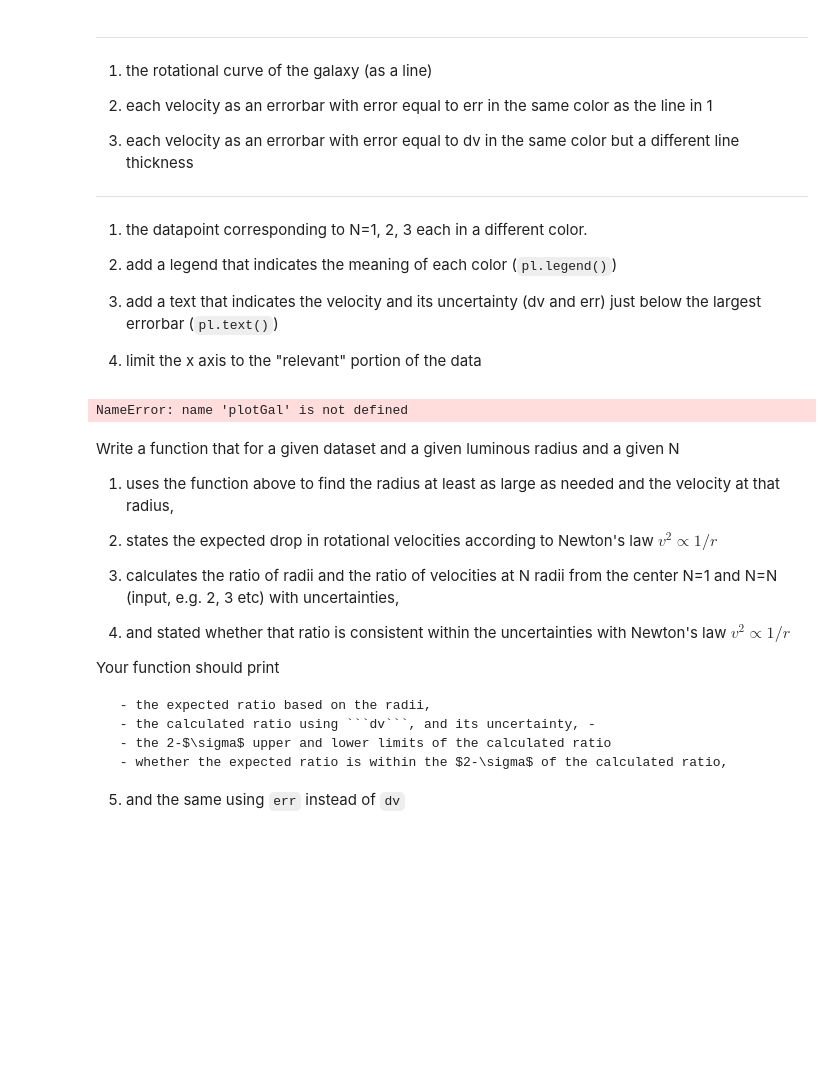
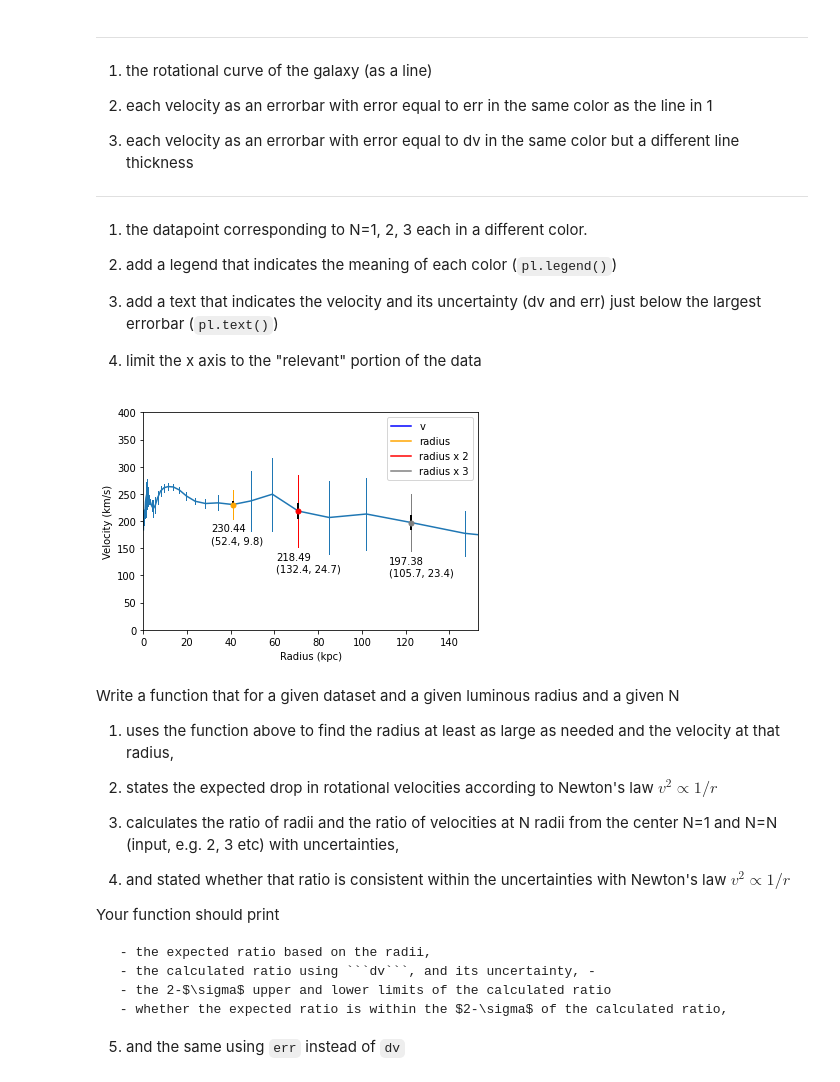
Before and after one commit to gregoryfdel/DSPS_GFoote, a Jupyter notebook: HW4/Galrotation.ipynb, the cells around one changed output. Drawn from its saved outputs; the diff is of its cells as text; code cells hidden in the pictures; blank space fills up the shorter version.

````diff
--- a/HW4/Galrotation.ipynb
+++ b/HW4/Galrotation.ipynb
@@ -274,10 +309,0 @@ class UncertainPoint:
-# %%
-class GalaxyInfo:
-    def __init__(self, name_, angular_size_=None, distance_=None):
-        self.name = name_
-        self.angular_size = angular_size_
-        self.distance = distance_
-
-    @property
-    def visible_component(self):
-        return self.distance * self.angular_size.to(units.radian)
@@ -346,14 +378,50 @@ def get_radii(gal_info: GalaxyInfo, n: float) -> tuple:
 3. add a text that indicates the velocity and its uncertainty (dv and err) just below the largest errorbar (```pl.text()```)
 
 4. limit the x axis to the "relevant" portion of the data
-# %%
-def plot_galaxy_radius(gal_info: GalaxyInfo):
-    global data_processed
-
-
-plotGal(m31, m31Rds)
-# %% [output]
-NameError: name 'plotGal' is not defined
+# %%
+def build_artists(row_info: RowInfo, extras=False, **kwargs):
+    r_artists = []
+    r_val = row_info.rad.value
+    _, v_dv = row_info.vel_dv.value
+    v_val, v_err = row_info.vel_err.value
+    r_artists.append(Line2D([r_val, r_val], [v_val - v_dv/2, v_val + v_dv/2], linewidth=1.0, **kwargs))
+    if extras:
+        r_artists.append(Line2D([r_val, r_val], [v_val - v_err/2, v_val + v_err/2], linewidth=2.0, color='black'))
+        y_text = v_val - v_dv/2 - 45
+        x_text = r_val - 10
+        r_artists.append(Text(x_text, y_text, text=f"{v_val:.2f}\n({v_dv:.1f}, {v_err:.1f})"))
+        r_artists.append(Line2D([r_val], [v_val], fillstyle="full", marker='o', markersize=5, **kwargs))
+
+    return r_artists
+
+def plot_galaxy_radius(gal_info: GalaxyInfo):
+    global data_processed
+    point_list : pd.DataFrame = data_processed.get(gal_info.name)
+    plot_pt_list = point_list.apply(lambda rv:  RowInfo(*rv, units.kpc, units.km/units.s), axis=1)
+    fig, ax = plt.subplots()
+    ax.plot(point_list['r'], point_list['v'])
+    for pt in plot_pt_list:
+        for artist in build_artists(pt):
+            ax.add_artist(artist)
+
+    color_arr = ["orange", "red", "grey"]
+    rad_cache = []
+    for line_color, n_pt in zip(color_arr, list(range(1, 4))):
+        cur_rad = get_radii(gal_info, n_pt)
+        rad_cache.append(cur_rad.rad.value)
+        for artist in build_artists(cur_rad, extras=True, color=line_color):
+            ax.add_artist(artist)
+
+    max_x = max(rad_cache) * 1.25
+    ax.set(xlim=[0, max_x], ylim=[0, 400], xlabel="Radius (kpc)", ylabel="Velocity (km/s)")
+
+    legend_handles = [Line2D([0,0],[0,1], color='blue')]
+    legend_handles.extend([Line2D([0,0],[0,1], color=cl) for cl in color_arr])
+    ax.legend(legend_handles, ["v", "radius", "radius x 2", "radius x 3"])
+
+plot_galaxy_radius(m31_info)
+# %% [output]
+[figure, added]
 # %% [markdown]
 Write a function that for a given dataset and a given luminous radius and a given N
 
````
Also changed, not shown: parts of 12 cells of this notebook, 4 other files.
